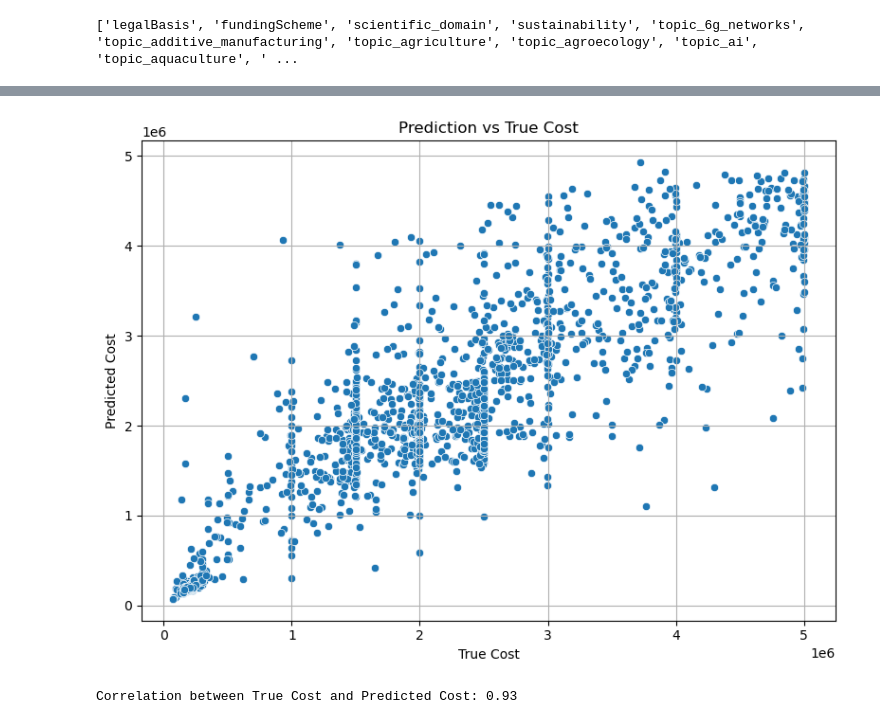
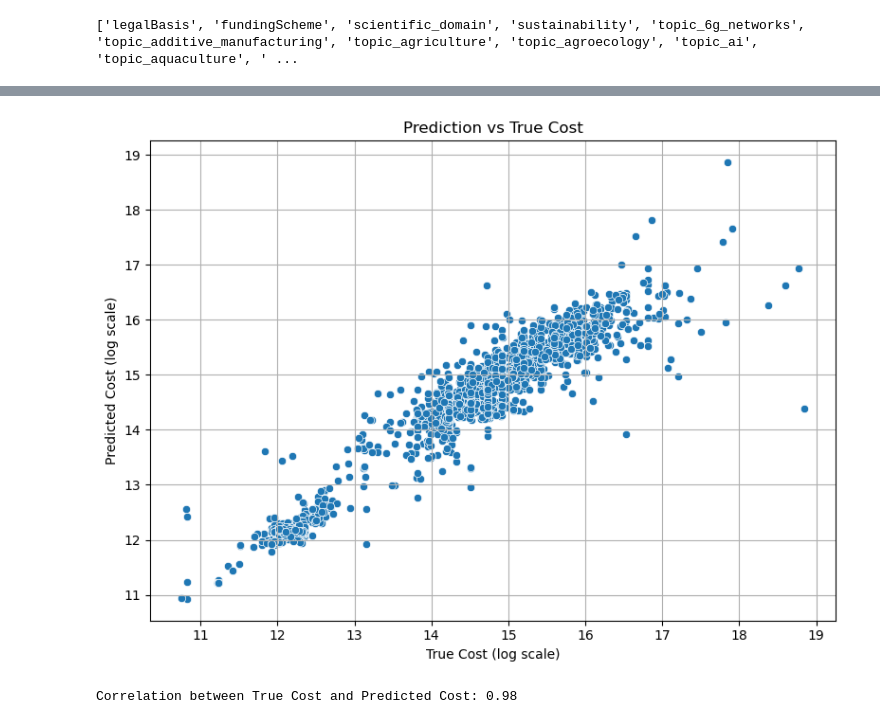
Before and after one commit to Kian3005/MDA_project_group30, a Jupyter notebook: Exploration-randomforest.ipynb, the cells around one changed output, grey strips where cells are left out. Saved outputs shown, nothing was run; the diff lists cells and outputs as text; code cells hidden in the pictures.

```diff
--- a/Exploration-randomforest.ipynb
+++ b/Exploration-randomforest.ipynb
@@ -2,11 +2,14 @@
 import pandas as pd
 
 dfp = pd.read_excel(r"C:\Users\lieve\Documents\School\2024 - 2025\Semester 2\Modern Data Analytics [G0Z39a]\Project\cordis-HORIZONprojects-xlsx\project.xlsx")
-dfo = pd.read_excel(r"C:\Users\lieve\Documents\School\2024 - 2025\Semester 2\Modern Data Analytics [G0Z39a]\Project\cordis-HORIZONprojects-xlsx\organization.xlsx")
+dfo = pd.read_excel(r"C:\Users\lieve\Documents\School\2024 - 2025\Semester 2\Modern Data Analytics [G0Z39a]\Project\organization.xlsx")
 # %%
-dfoutput1 = pd.read_excel(r"C:\Users\lieve\Documents\School\2024 - 2025\Semester 2\Modern Data Analytics [G0Z39a]\Project\project_output_part_1.xlsx")
-dfoutput2 = pd.read_excel(r"C:\Users\lieve\Documents\School\2024 - 2025\Semester 2\Modern Data Analytics [G0Z39a]\Project\project_output_part_2.xlsx")
-# Originally, the output was saved in two parts. There were some missings on the domains.
+import pandas as pd
+#dfoutput1 = pd.read_excel(r"C:\Users\kian3\OneDrive - KU Leuven\Documents\lessen\MDA\Project\project_output_part_1.xlsx")
+#dfoutput2 = pd.read_excel(r"C:\Users\kian3\OneDrive - KU Leuven\Documents\lessen\MDA\Project\project_output_part_2.xlsx")
+# Originally, the output was saved in two parts. There ware some missings on the domains.
 # This file, has the projects with originally missing domains
-dfoutput3 = pd.read_excel(r"C:\Users\lieve\Documents\School\2024 - 2025\Semester 2\Modern Data Analytics [G0Z39a]\Project\missing_domains_final.xlsx")
+# dfoutput3 = pd.read_excel(r"C:\Users\kian3\OneDrive - KU Leuven\Documents\lessen\MDA\Project\missing_domains_final.xlsx")
+# Corrected file
+dfoutput = pd.read_excel(r"C:\Users\lieve\Documents\School\2024 - 2025\Semester 2\Modern Data Analytics [G0Z39a]\Project\project_output.xlsx")
 # %%
@@ -64,7 +61,7 @@ print(dfo.head())
 print(dfp.shape)
 print(dfo.shape)
 # One to one merge dfp and df_full_output
-newdf = dfp.merge(df_full_output, on="id")
+newdf = dfp.merge(dfoutput, on="id")
 ### One to many merge newdf and dfo, excpect 100249 rows in fulldf
 fulldf = newdf.merge(dfo, left_on="id", right_on="projectID", validate="one_to_many")
 print(fulldf)
@@ -1396,15 +1509,15 @@ R-squared: 0.87
 Model components saved successfully!
 # %%
 plt.figure(figsize=(8, 6))
-sns.scatterplot(x=y_test, y=y_pred)
-plt.xlabel("True Cost")
-plt.ylabel("Predicted Cost")
+sns.scatterplot(x=y_test_log, y=y_pred_log)
+plt.xlabel("True Cost (log scale)")
+plt.ylabel("Predicted Cost (log scale)")
 plt.title(f"Prediction vs True Cost")
 plt.grid(True)
 plt.tight_layout()
 plt.show()
-correlation = np.corrcoef(y_test, y_pred)[0, 1]
+correlation = np.corrcoef(y_test_log, y_pred_log)[0, 1]
 print(f"Correlation between True Cost and Predicted Cost: {correlation:.2f}")
 # %% [output]
-[figure, old version]
+[figure, new version]
-Correlation between True Cost and Predicted Cost: 0.93
+Correlation between True Cost and Predicted Cost: 0.98
```
Also changed, not shown: parts of 61 cells of this notebook, 1 other file.
